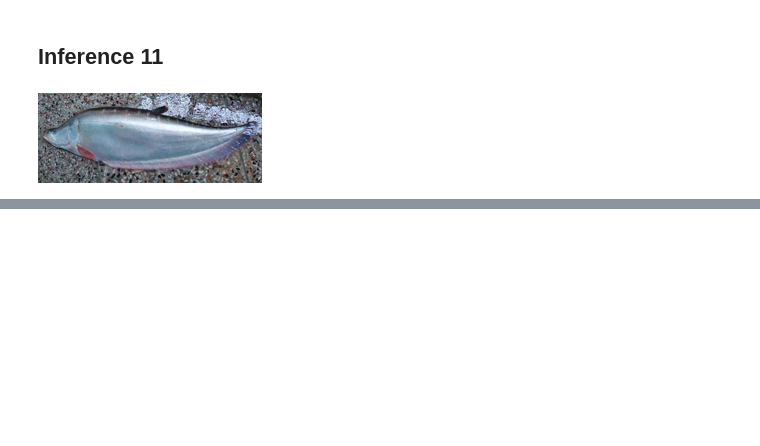
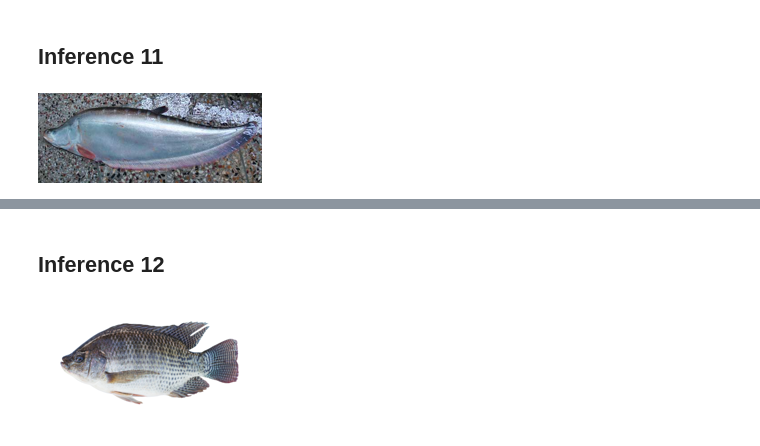
Before and after one commit to Neloy-Barman/Interpretable-Bengali-Fish-Recognizer, a Jupyter notebook: Notebooks/model_inference.ipynb, the cells around one changed output, grey strips where cells are left out. Saved outputs shown, nothing was run; the diff lists cells and outputs as text; code cells hidden in the pictures; blank space fills up the shorter version.

Commit message:
Inference notebook updated

```diff
--- a/Notebooks/model_inference.ipynb
+++ b/Notebooks/model_inference.ipynb
@@ -210,0 +211,8 @@ model.predict(image_11_path)
+# %% [markdown]
+## **Inference 12**
+# %%
+image_12_path = "test images/unknown_12.png"
+image_12 = Image.open(image_12_path)
+image_12.to_thumb(224,224)
+# %% [output]
+[figure, added]
```
Also changed, not shown: parts of 29 cells of this notebook.
